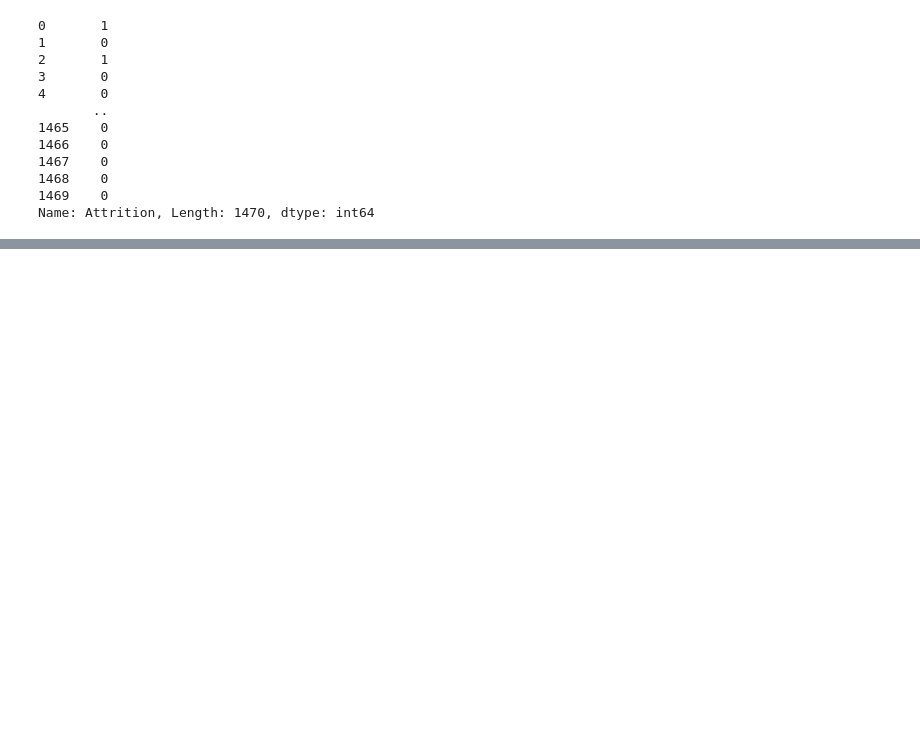
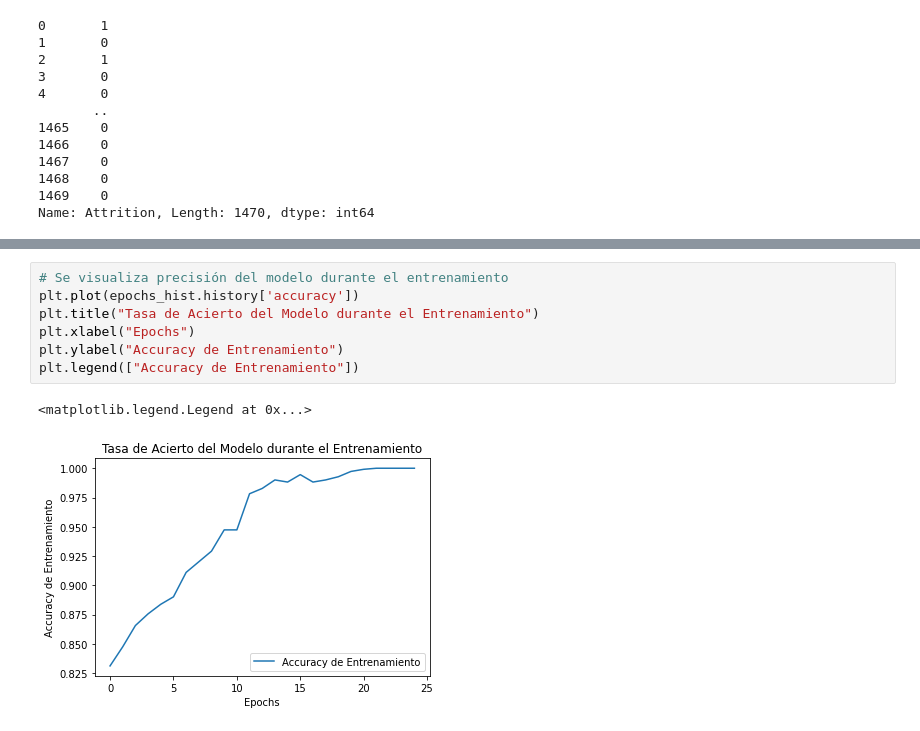
Before and after one commit to anthonymelchor/Data-Science, a Jupyter notebook: Human Resources/Human Resources.ipynb, the cells around one changed output, grey strips where cells are left out. Cells and saved outputs as stored; diff of their text form; blank space fills up the shorter version.

```diff
--- a/Human Resources/Human Resources.ipynb
+++ b/Human Resources/Human Resources.ipynb
@@ -419,0 +638,10 @@ Name: Attrition, Length: 1470, dtype: int64
+# %%
+# Se visualiza precisión del modelo durante el entrenamiento
+plt.plot(epochs_hist.history['accuracy'])
+plt.title("Tasa de Acierto del Modelo durante el Entrenamiento")
+plt.xlabel("Epochs")
+plt.ylabel("Accuracy de Entrenamiento")
+plt.legend(["Accuracy de Entrenamiento"])
+# %% [output]
+<matplotlib.legend.Legend at 0x...>
+[figure, added]
```
Also changed, not shown: parts of 26 cells of this notebook.
